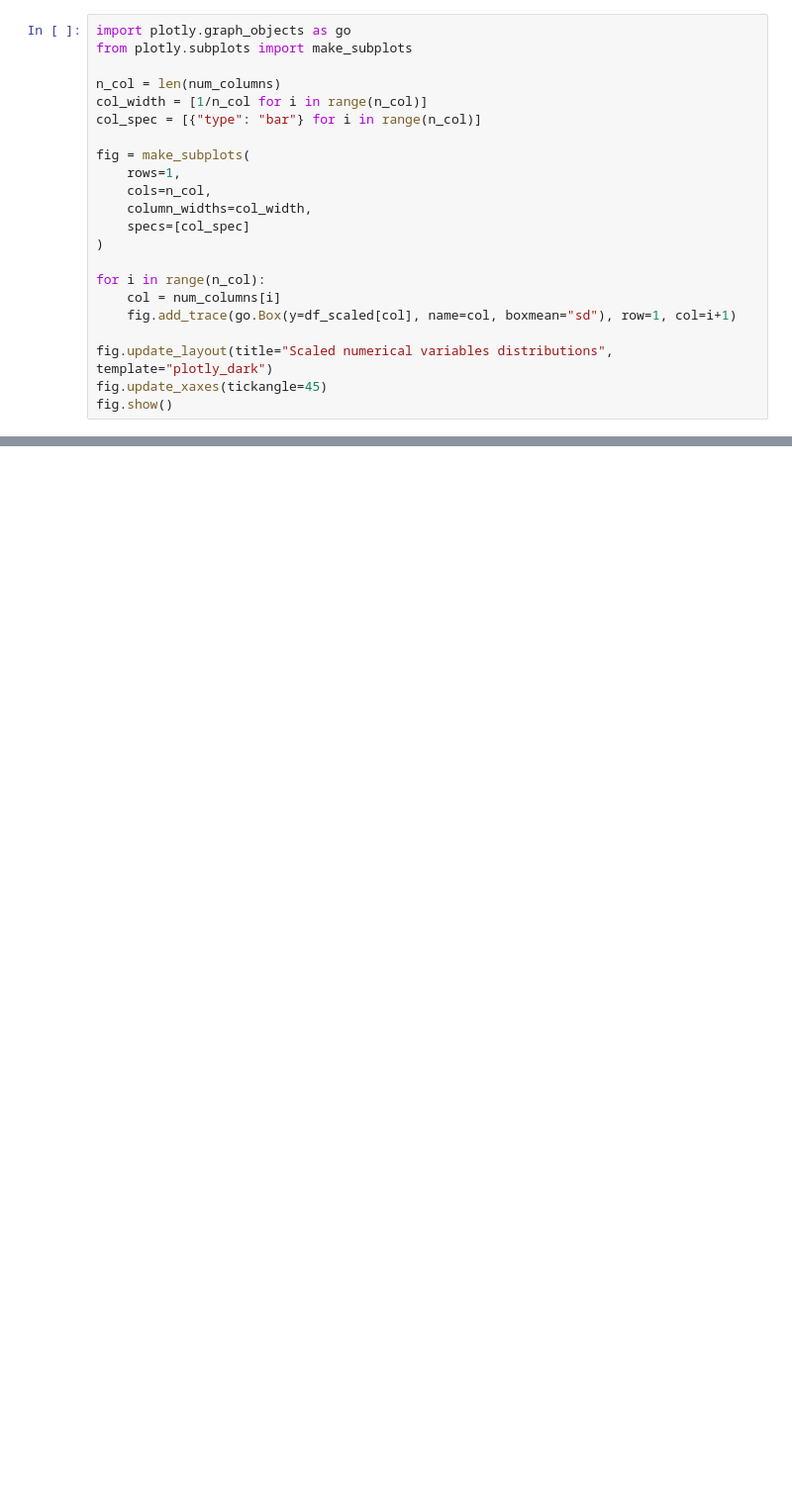
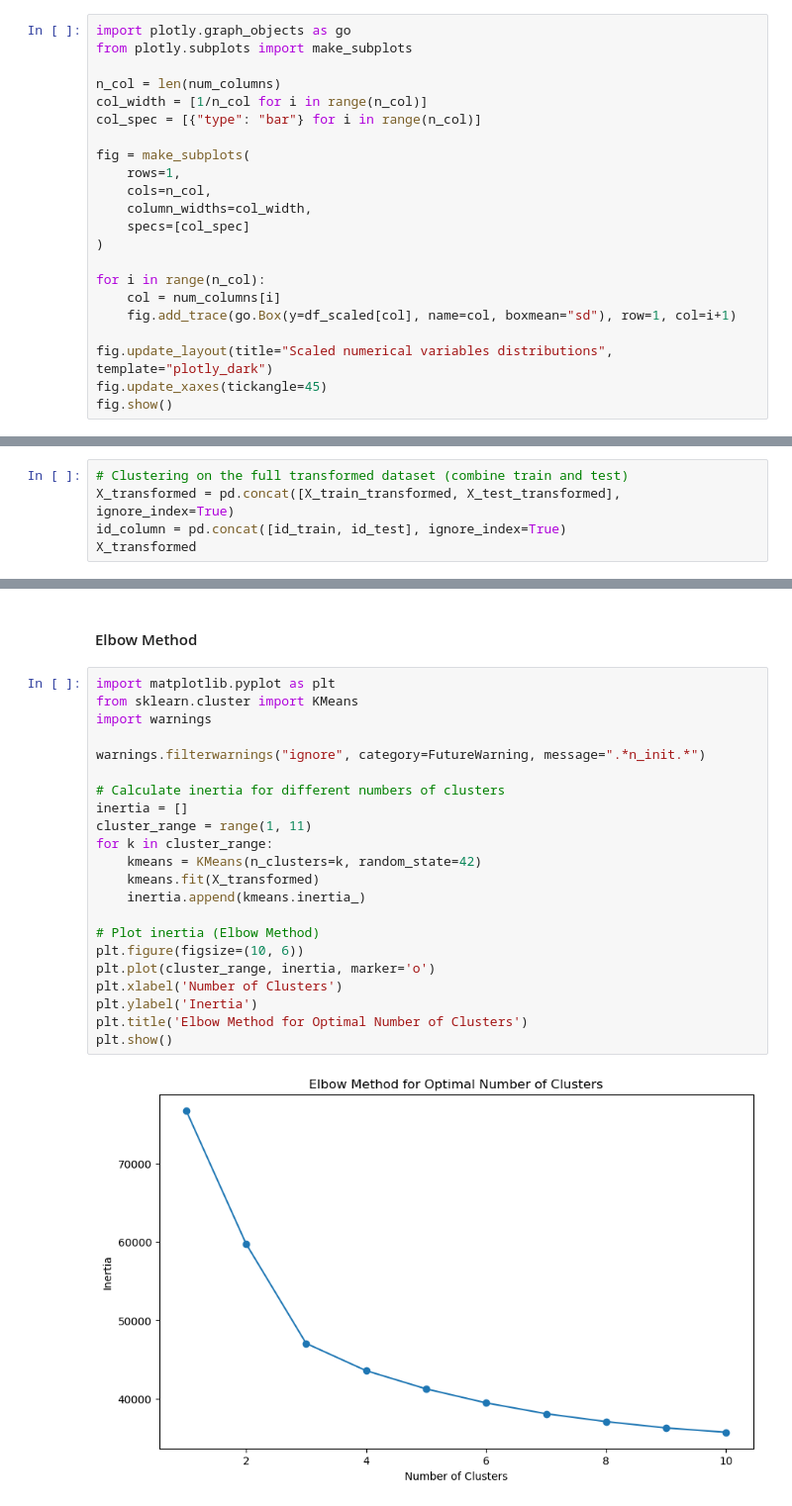
Before and after one commit to n-pizzetta/churn_prediction, a Jupyter notebook: notebooks/nathan.ipynb, the cells around one changed output, grey strips where cells are left out. Shown at 99% size. Drawn from its saved outputs; the diff is of its cells as text; blank space fills up the shorter version.

```diff
--- a/notebooks/nathan.ipynb
+++ b/notebooks/nathan.ipynb
@@ -354,0 +442,5 @@ fig.show()
+# %%
+# Clustering on the full transformed dataset (combine train and test)
+X_transformed = pd.concat([X_train_transformed, X_test_transformed], ignore_index=True)
+id_column = pd.concat([id_train, id_test], ignore_index=True)
+X_transformed
@@ -354,0 +461,26 @@ fig.show()
+# %% [markdown]
+#### Elbow Method
+# %%
+import matplotlib.pyplot as plt
+from sklearn.cluster import KMeans
+import warnings
+
+warnings.filterwarnings("ignore", category=FutureWarning, message=".*n_init.*")
+
+# Calculate inertia for different numbers of clusters
+inertia = []
+cluster_range = range(1, 11)
+for k in cluster_range:
+    kmeans = KMeans(n_clusters=k, random_state=42)
+    kmeans.fit(X_transformed)
+    inertia.append(kmeans.inertia_)
+
+# Plot inertia (Elbow Method)
+plt.figure(figsize=(10, 6))
+plt.plot(cluster_range, inertia, marker='o')
+plt.xlabel('Number of Clusters')
+plt.ylabel('Inertia')
+plt.title('Elbow Method for Optimal Number of Clusters')
+plt.show()
+# %% [output]
+[figure, added]
```
Also changed, not shown: parts of 36 cells of this notebook, 4 other files.
